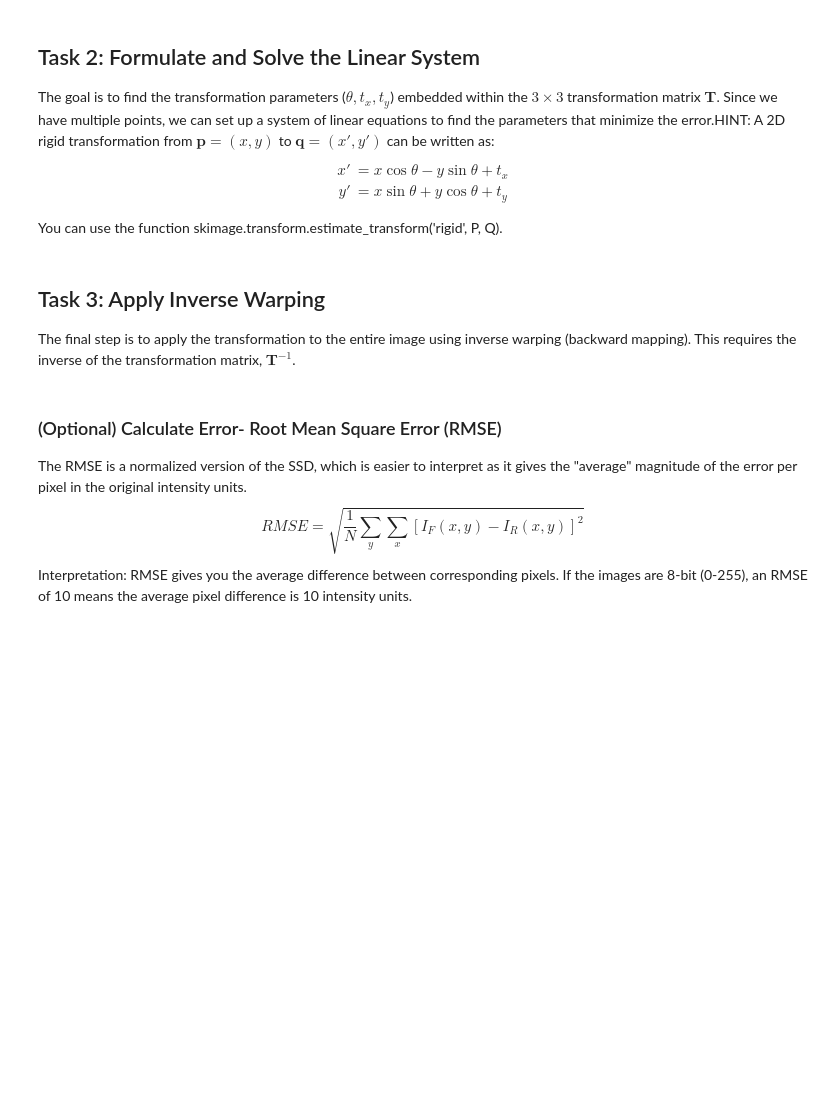
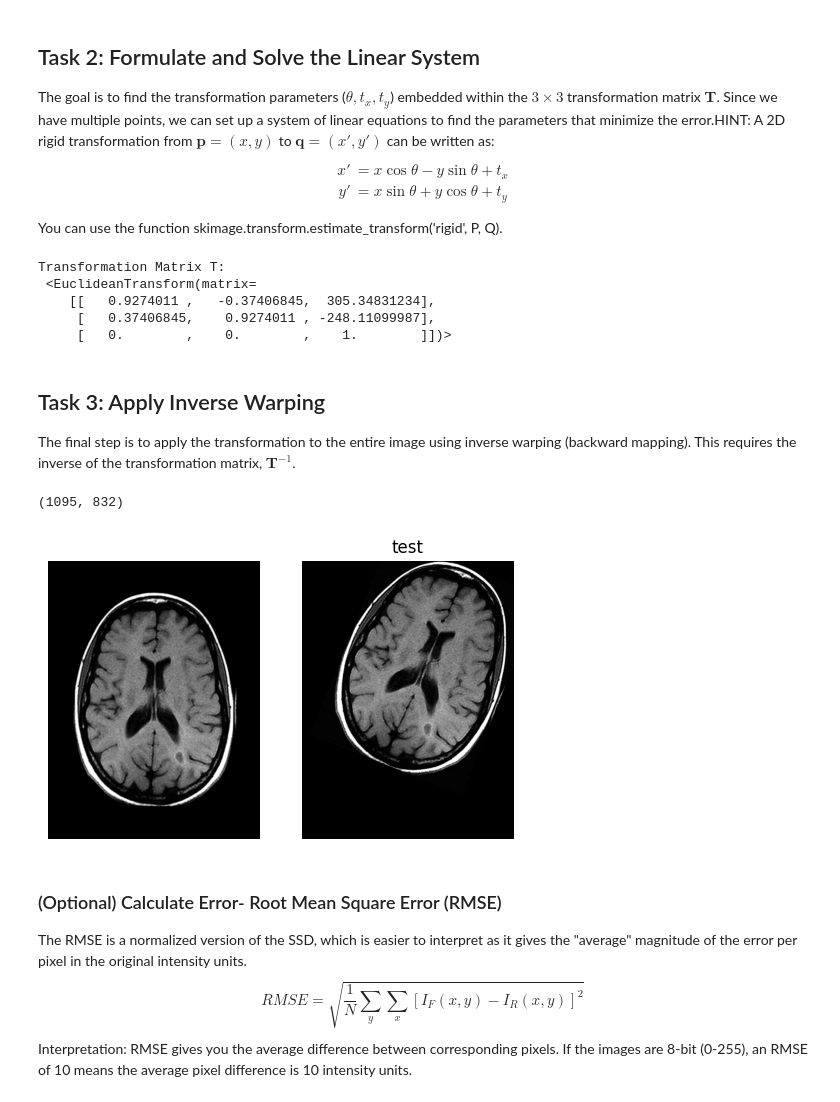
Before and after one commit to waileeboo/Computer_Vision_and_Imaging_Lab, a Jupyter notebook: W5Lab_Students2025/W5Lab_Students2025/Image registration/ImageRegistration.ipynb, the cells around one changed output. Drawn from its saved outputs; the diff is of its cells as text; code cells hidden in the pictures; blank space fills up the shorter version.

```diff
--- a/W5Lab_Students2025/W5Lab_Students2025/Image registration/ImageRegistration.ipynb
+++ b/W5Lab_Students2025/W5Lab_Students2025/Image registration/ImageRegistration.ipynb
@@ -42,27 +63,53 @@ y' &= x \sin\theta + y \cos\theta + t_y
 # 2.1. YOUR CODE HERE: Estimate the Rigid Transformation
 # -----------------
 # You can use the function 'estimate_transform()' with the corresponding parameter for rigid transformations
-
+src = fixed_landmarks
+dst = moving_landmarks
+T_matrix = estimate_transform('euclidean',src,dst)
 # Then, extract the 3x3 Homogeneous Matrix
 # T_matrix = tform.params
 # print("Transformation Matrix T:\n", T_matrix)
+print("Transformation Matrix T:\n", T_matrix)
+# %% [output]
+Transformation Matrix T:
+ <EuclideanTransform(matrix=
+    [[   0.9274011 ,   -0.37406845,  305.34831234],
+     [   0.37406845,    0.9274011 , -248.11099987],
+     [   0.        ,    0.        ,    1.        ]])>
 # %% [markdown]
 ## Task 3: Apply Inverse Warping
 The final step is to apply the transformation to the entire image using inverse warping (backward mapping). This requires the inverse of the transformation matrix, $\mathbf{T}^{-1}$.
 # %%
 # Your code here
 # Assume 'img_moving' is the source image.
 
 # -----------------
 # 3.1. YOUR CODE HERE: Calculate the Inverse Transformation Matrix
 # -----------------
 # You can use the function 'np.linalg.inv()'
-
+T_inv= np.linalg.inv(T_matrix)
 # 3.2. YOUR CODE HERE: Apply the Inverse Affine Transform (Registration)
 # We use openCV's warpAffine() function for better performance. It takes
 # - the moving image
 # - the upper 2x3 part of the inverse transformation matrix
 # - the output size as (width, height)
+print(img_fixed.shape)
+test= warpAffine(img_fixed, T_matrix.params[:2], img_moving.shape[::-1])
+
+img_registered = warpAffine(img_moving, T_inv[:2], img_fixed.shape[::-1])
+plt.figure(figsize=(6,6))
+plt.subplot(1,2,1)
+plt.imshow(img_registered, cmap='gray')
+plt.axis('off')
+# plt.show()
+plt.subplot(1,2,2)
+plt.imshow(test, cmap='gray')
+plt.title('test')
+plt.axis('off')
+plt.show()
+# %% [output]
+(1095, 832)
+[figure, added]
 # %% [markdown]
 ###  (Optional) Calculate Error- Root Mean Square Error (RMSE)
 The RMSE is a normalized version of the SSD, which is easier to interpret as it gives the "average" magnitude of the error per pixel in the original intensity units.$$RMSE = \sqrt{\frac{1}{N} \sum_{y} \sum_{x} [I_F(x, y) - I_R(x, y)]^2}$$Interpretation: RMSE gives you the average difference between corresponding pixels. If the images are 8-bit (0-255), an RMSE of 10 means the average pixel difference is 10 intensity units.
```
Also changed, not shown: parts of 3 cells of this notebook, 3 other files.
